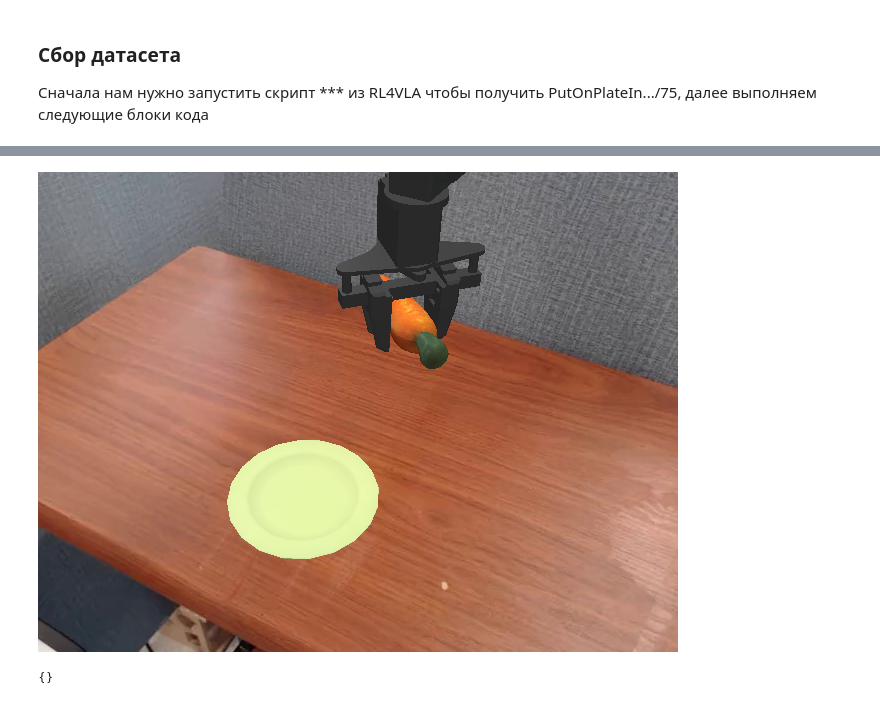
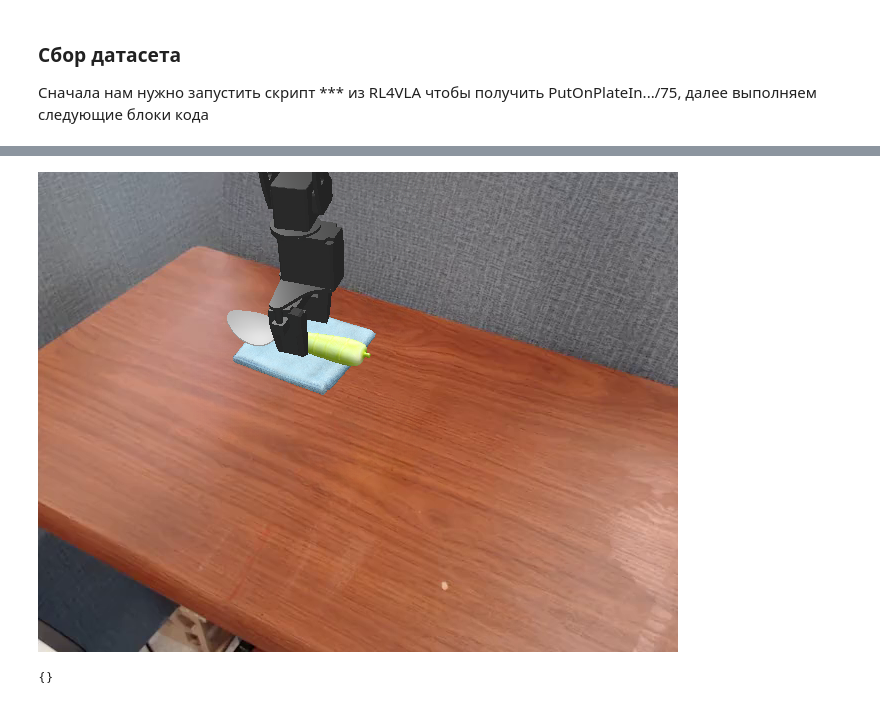
Before and after one commit to MrAnton07/VLA_MIPT, a Jupyter notebook: SmolVLA.ipynb, the cells around one changed output, grey strips where cells are left out. Saved outputs shown, nothing was run; the diff lists cells and outputs as text; code cells hidden in the pictures.

```diff
--- a/SmolVLA.ipynb
+++ b/SmolVLA.ipynb
@@ -61,12 +61,15 @@ def load_data_from_npz(path = None, num_of_samples = None):
     return files
 
 
-def load_data_from_npz_general(path = None, num_of_samples = None):
+def load_data_from_npz_general(path = None, num_of_samples = None, filename = False):
     '''Parce every frame in collected episodes'''
     if path is None:
         raise ValueError("You're not send path")
 
-    npz_files = [f for f in os.listdir(path) if f.find('.npz') != -1]
+    if filename:
+        npz_files = [f for f in os.listdir(path) if f.find(filename) != -1]
+    else:
+        npz_files = [f for f in os.listdir(path) if f.find('.npz') != -1]
 
     if num_of_samples != None:
         npz_files = npz_files[0:num_of_samples]
@@ -94,8 +97,9 @@ carrot_on_plate_files = load_data_from_npz("./RL4VLA/ManiSkill/mp_collect/PutOnP
 # %%
-carrot_on_plate_file_one_episode = load_data_from_npz_general("./RL4VLA/ManiSkill/mp_collect/PutOnPlateInScene25Single-v1/75/data", num_of_samples=1)
+# carrot_on_plate_file_one_episode = load_data_from_npz_general("./RL4VLA/ManiSkill/mp_collect/PutOnPlateInScene25Single-v1/75/data", num_of_samples=1)
+spoon_on_table_file_one_episode = load_data_from_npz_general("./RL4VLA/ManiSkill/mp_collect/PutSpoonOnTableClothInScene-v1/75/data", filename = "success_proc_0_numid_19_epsid_20.npz")
 # %%
-n = 25
+n = 33
 
-print(carrot_on_plate_file_one_episode["success_proc_0_numid_70_epsid_70.npz"][f"{n}_frame"]["data"])
-carrot_on_plate_file_one_episode["success_proc_0_numid_70_epsid_70.npz"][f"{n}_frame"]["image"]
+print(spoon_on_table_file_one_episode["success_proc_0_numid_19_epsid_20.npz"][f"{n}_frame"]["data"])
+spoon_on_table_file_one_episode["success_proc_0_numid_19_epsid_20.npz"][f"{n}_frame"]["image"]
 # %% [output]
@@ -103,4 +107,4 @@ carrot_on_plate_file_one_episode["success_proc_0_numid_70_epsid_70.npz"][f"{n}_f
-[figure, old version]
+[figure, new version]
 # %%
 print(carrot_on_plate_file_one_episode["success_proc_0_numid_70_epsid_70.npz"][f"{n}_frame"]["QA"])
 # %% [output]
```
Also changed, not shown: parts of 46 cells of this notebook.
